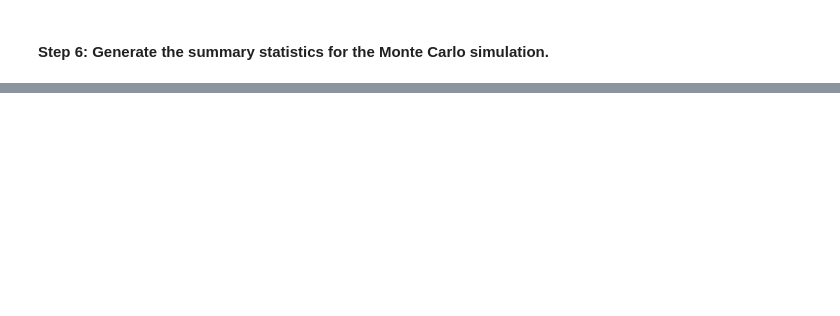
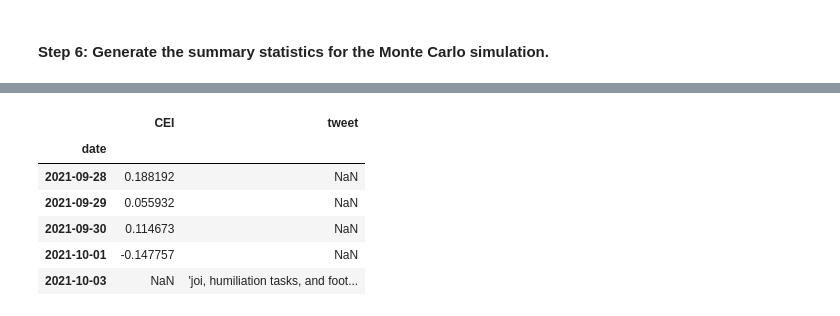
Before and after one commit to douglasg-fintec/Project-2, a Jupyter notebook: Analytic Files/api_request.ipynb, the cells around one changed output, grey strips where cells are left out. Cells and saved outputs as stored; diff of their text form; code cells hidden in the pictures; blank space fills up the shorter version.

Commit message:
comments to reddit notebook and dataframe created in api request notebook

```diff
--- a/Analytic Files/api_request.ipynb
+++ b/Analytic Files/api_request.ipynb
@@ -108,3 +126,15 @@ df_daily_returns = df_closing_prices.pct_change().dropna()
 
 # Display sample data
 df_daily_returns.head(10)
+
+# Create and empty DataFrame for closing prices
+df_closing_prices_2 = pd.DataFrame()
+
+# Fetch the closing prices of CEI
+df_closing_prices_2["CEI"] = df_ticker_2["CEI"]["close"]
+
+# Drop the time component of the date
+df_closing_prices_2.index = df_closing_prices_2.index.date
+
+# Compute daily returns
+df_daily_returns_2 = df_closing_prices_2.pct_change().dropna()
@@ -293,3 +311,6 @@ df_file["close"] = df_ticker["CEI"]["close"]
 df_file["volume"] = df_ticker["CEI"]["volume"]
 
 df_file.to_csv(Path('../Resources/CEI_data.csv'))
+# %%
+df_daily_returns_2.index.name = 'date'
+df_daily_returns_2.head()
@@ -295,0 +324,5 @@ df_file.to_csv(Path('../Resources/CEI_data.csv'))
+# %%
+twitter_df = pd.read_csv(Path
+    ('../Twitter/twitter_data_CLEANED.csv'), index_col='date')
+twitter_df = twitter_df.drop('Unnamed: 0', axis=1)
+twitter_df.head()
@@ -295,0 +337,2 @@ df_file.to_csv(Path('../Resources/CEI_data.csv'))
+# %%
+twitter_df.index= pd.to_datetime(twitter_df.index, format= '%Y-%m-%d').strftime('%Y-%m-%d')
@@ -295,0 +357,12 @@ df_file.to_csv(Path('../Resources/CEI_data.csv'))
+# %%
+df_list = [df_daily_returns_2,twitter_df]
+twitter_percent_df = pd.concat(df_list)
+twitter_percent_df.head()
+# %% [output]
+|  | CEI | tweet |
+| date |  |  |
+| 2021-09-28 | 0.188192 | NaN |
+| 2021-09-29 | 0.055932 | NaN |
+| 2021-09-30 | 0.114673 | NaN |
+| 2021-10-01 | -0.147757 | NaN |
+| 2021-10-03 | NaN | 'joi, humiliation tasks, and foot... |
```
Also changed, not shown: parts of 17 cells of this notebook, 7 other files.
